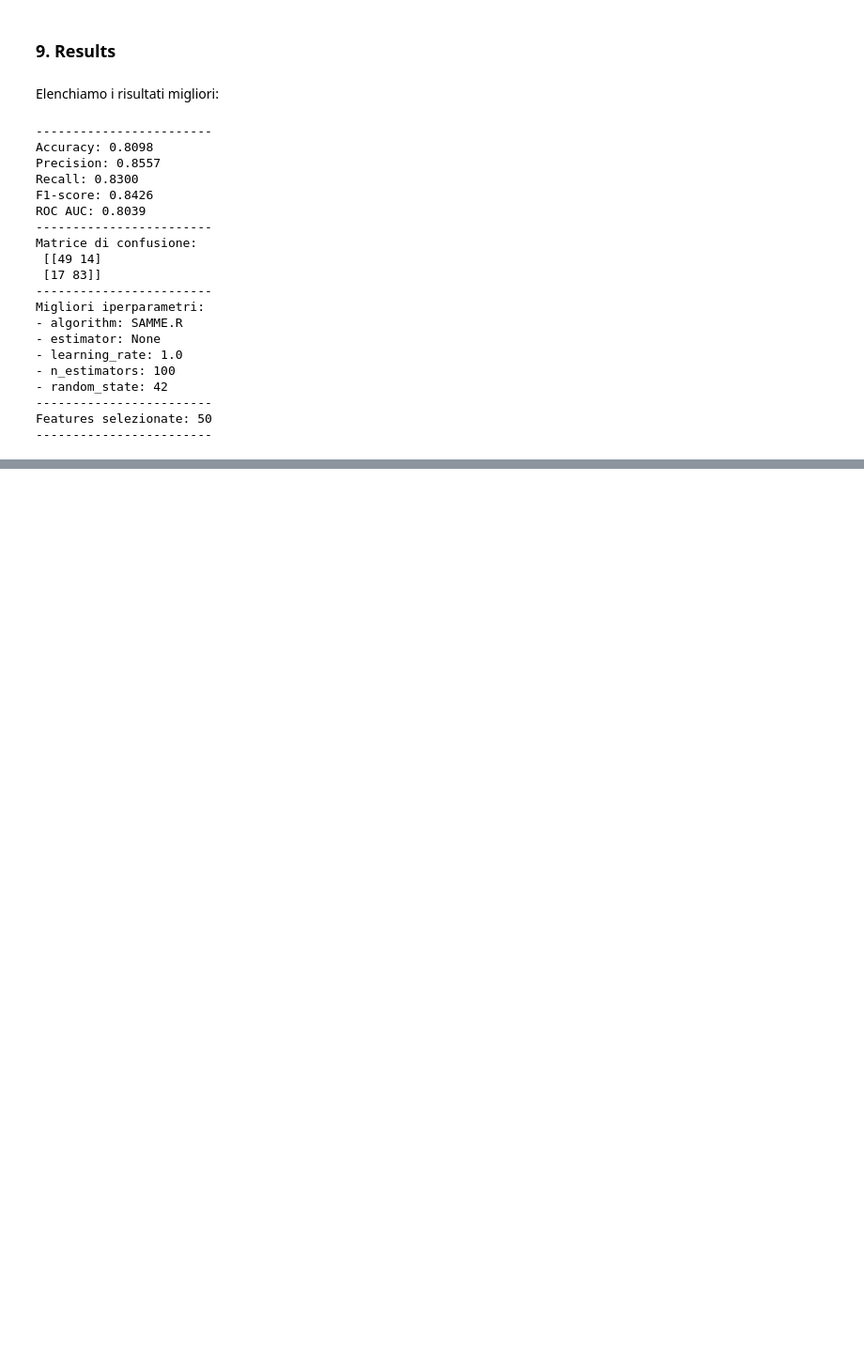
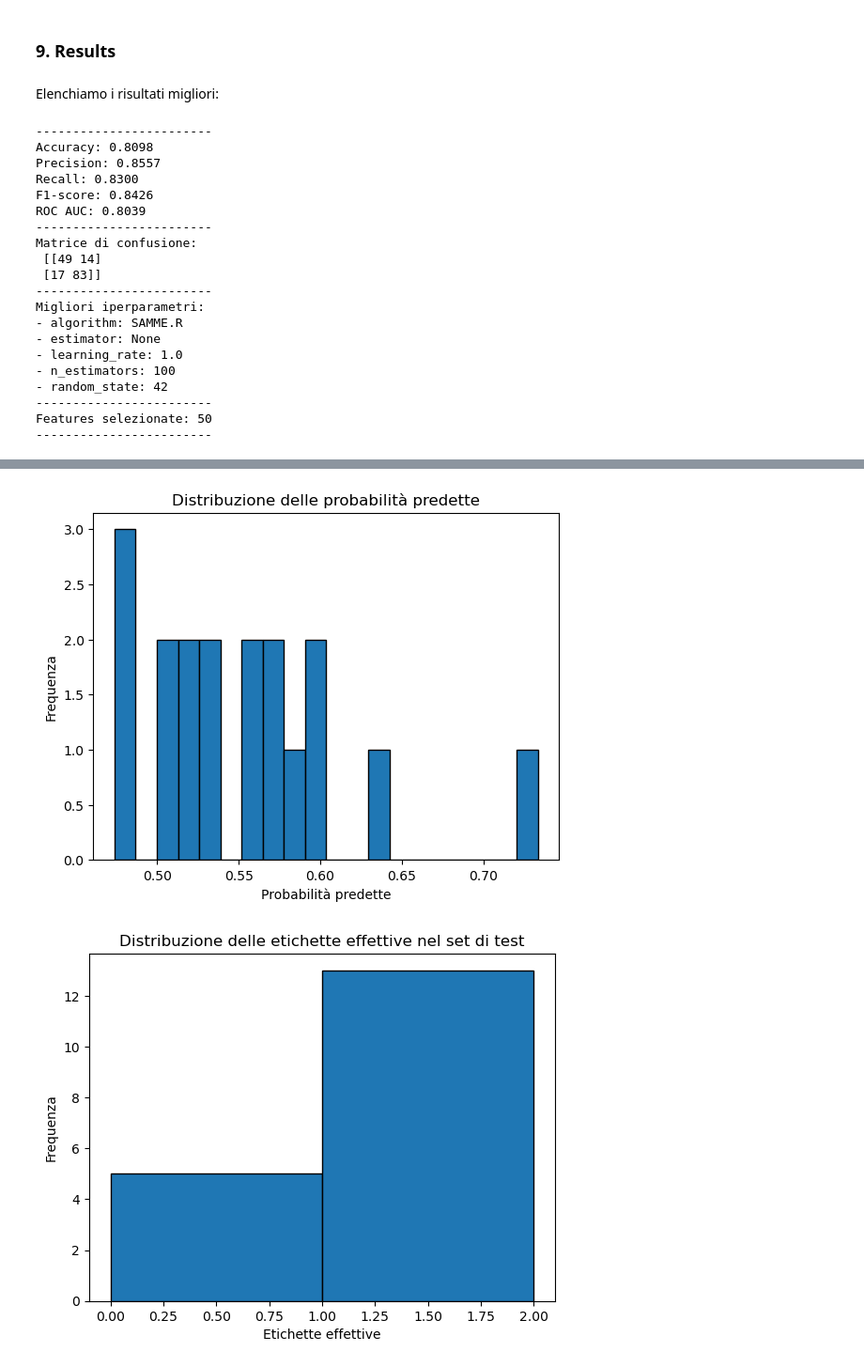
Before and after one commit to Nova-J5/Thesis-ML, a Jupyter notebook: notebooks/st000369/ab/st000369_ab.ipynb, the cells around one changed output, grey strips where cells are left out. Shown at 94% size. Saved outputs shown, nothing was run; the diff lists cells and outputs as text; code cells hidden in the pictures; blank space fills up the shorter version.

```diff
--- a/notebooks/st000369/ab/st000369_ab.ipynb
+++ b/notebooks/st000369/ab/st000369_ab.ipynb
@@ -387,0 +472,18 @@ Features selezionate: 50
+# %%
+
+# Plotta un istogramma delle probabilità predette
+plt.hist(y_test_probs, bins=20, edgecolor='black')
+plt.xlabel('Probabilità predette')
+plt.ylabel('Frequenza')
+plt.title('Distribuzione delle probabilità predette')
+plt.show()
+
+# Plotta un istogramma delle etichette effettive nel set di test
+plt.hist(y_test, bins=[0, 1, 2], edgecolor='black')
+plt.xlabel('Etichette effettive')
+plt.ylabel('Frequenza')
+plt.title('Distribuzione delle etichette effettive nel set di test')
+plt.show()
+# %% [output]
+[figure, added]
+[figure, added]
```
Also changed, not shown: parts of 13 cells of this notebook, 11 other files.
